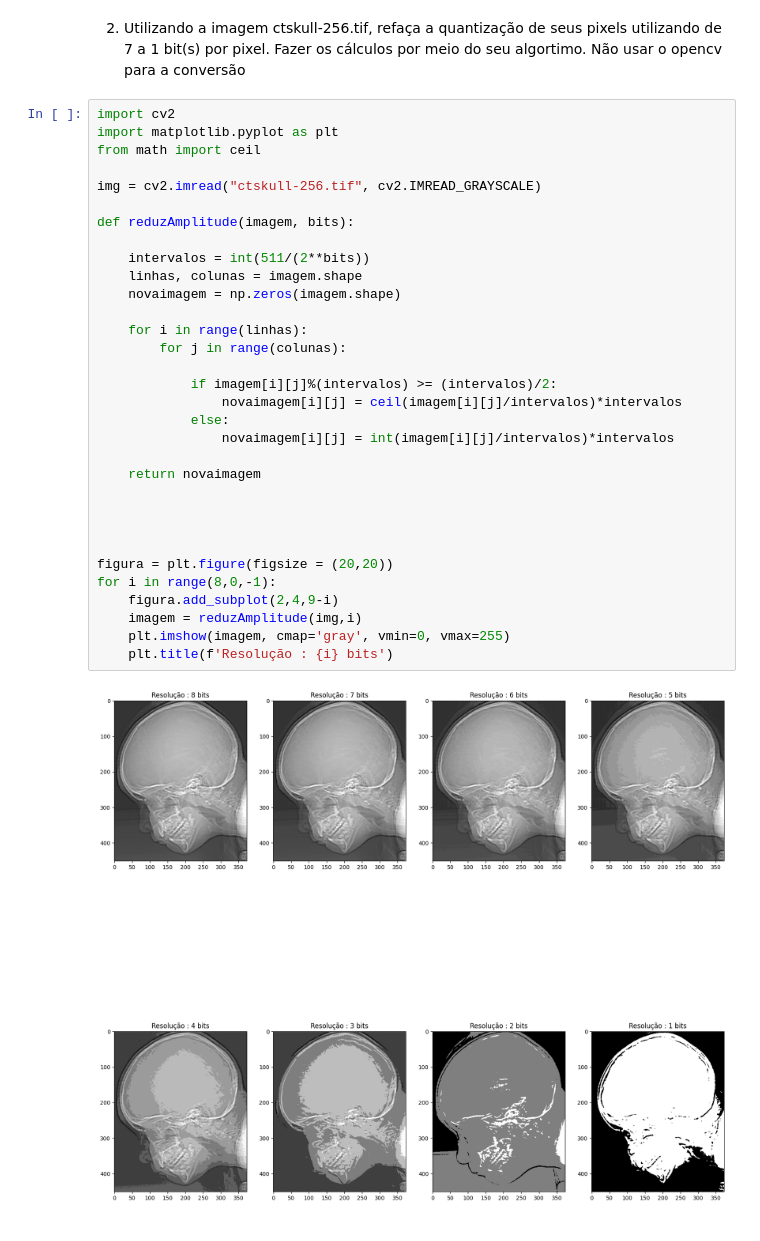
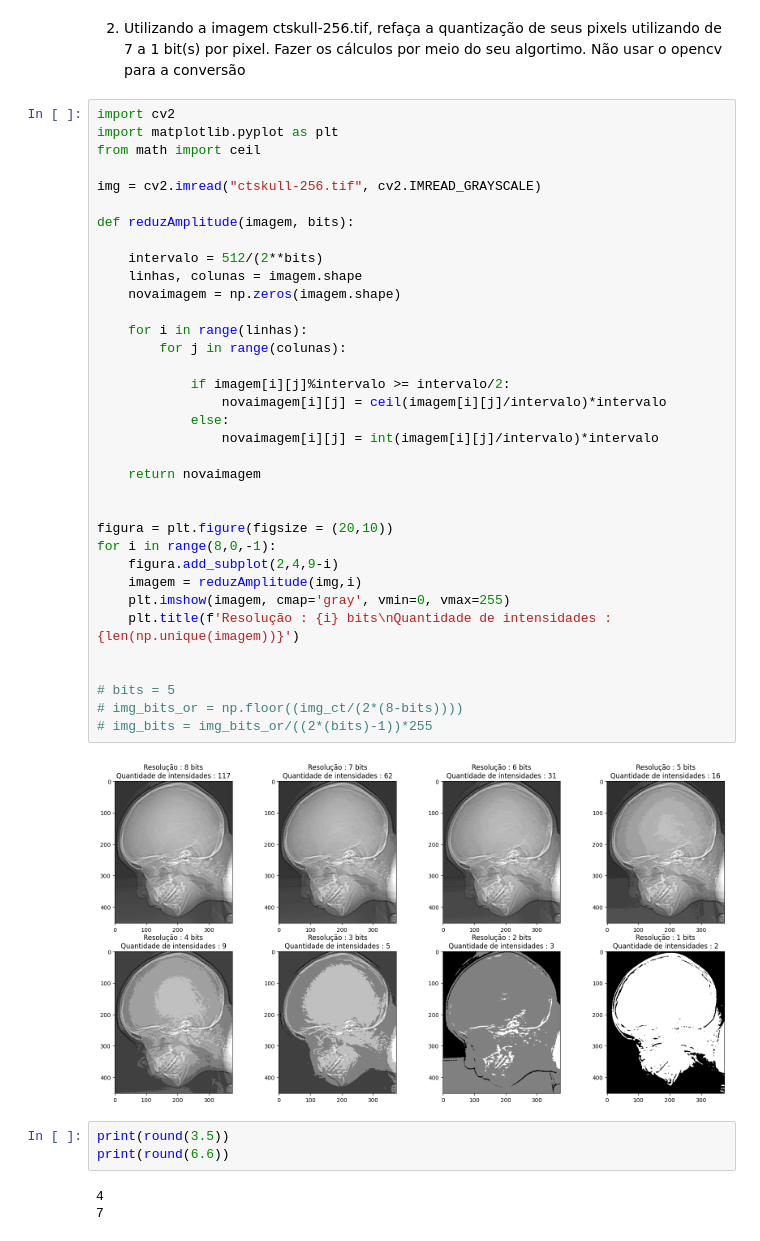
Before and after one commit to pedrohrpc/gsi058_t1_pedro.procopio, a Jupyter notebook: Lab01 - Sampling and Quantization/lab01.ipynb, the cells around one changed output. Drawn from its saved outputs; the diff is of its cells as text.

```diff
--- a/Lab01 - Sampling and Quantization/lab01.ipynb
+++ b/Lab01 - Sampling and Quantization/lab01.ipynb
@@ -87,34 +87,43 @@ Text(0.5, 1.0, 'Tamanho da imagem : (212, 161)')
 # %%
 import cv2
 import matplotlib.pyplot as plt
 from math import ceil
 
 img = cv2.imread("ctskull-256.tif", cv2.IMREAD_GRAYSCALE)
 
 def reduzAmplitude(imagem, bits):
 
-    intervalos = int(511/(2**bits))
+    intervalo = 512/(2**bits)
     linhas, colunas = imagem.shape
     novaimagem = np.zeros(imagem.shape)
 
     for i in range(linhas):
         for j in range(colunas):
 
-            if imagem[i][j]%(intervalos) >= (intervalos)/2:
-                novaimagem[i][j] = ceil(imagem[i][j]/intervalos)*intervalos
+            if imagem[i][j]%intervalo >= intervalo/2:
+                novaimagem[i][j] = ceil(imagem[i][j]/intervalo)*intervalo
             else:
-                novaimagem[i][j] = int(imagem[i][j]/intervalos)*intervalos
+                novaimagem[i][j] = int(imagem[i][j]/intervalo)*intervalo
 
     return novaimagem
 
 
-
-
-figura = plt.figure(figsize = (20,20))
+figura = plt.figure(figsize = (20,10))
 for i in range(8,0,-1):
     figura.add_subplot(2,4,9-i)
     imagem = reduzAmplitude(img,i)
     plt.imshow(imagem, cmap='gray', vmin=0, vmax=255)
-    plt.title(f'Resolução : {i} bits')
+    plt.title(f'Resolução : {i} bits\nQuantidade de intensidades : {len(np.unique(imagem))}')
+
+
+# bits = 5
+# img_bits_or = np.floor((img_ct/(2*(8-bits))))
+# img_bits = img_bits_or/((2*(bits)-1))*255
 # %% [output]
-[figure, old version]
+[figure, new version]
+# %%
+print(round(3.5))
+print(round(6.6))
+# %% [output]
+4
+7
```
Also changed, not shown: 2 other files.
